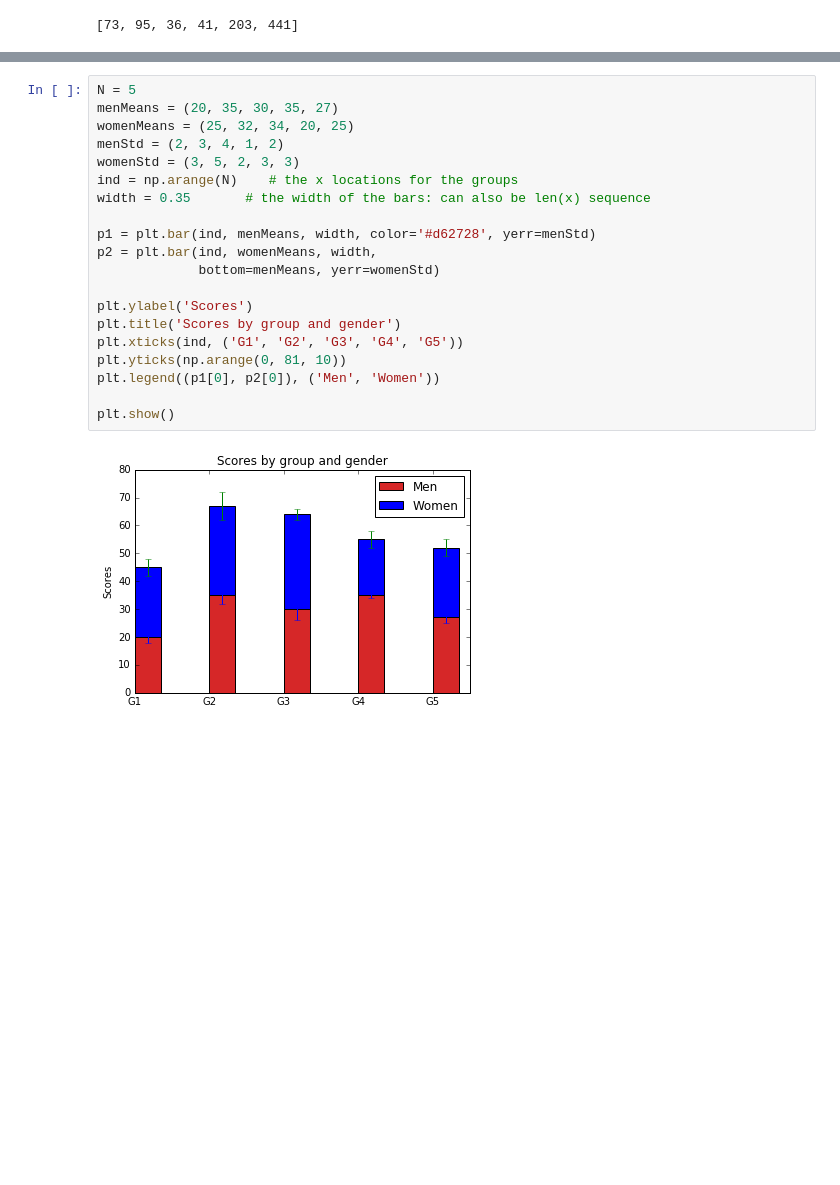
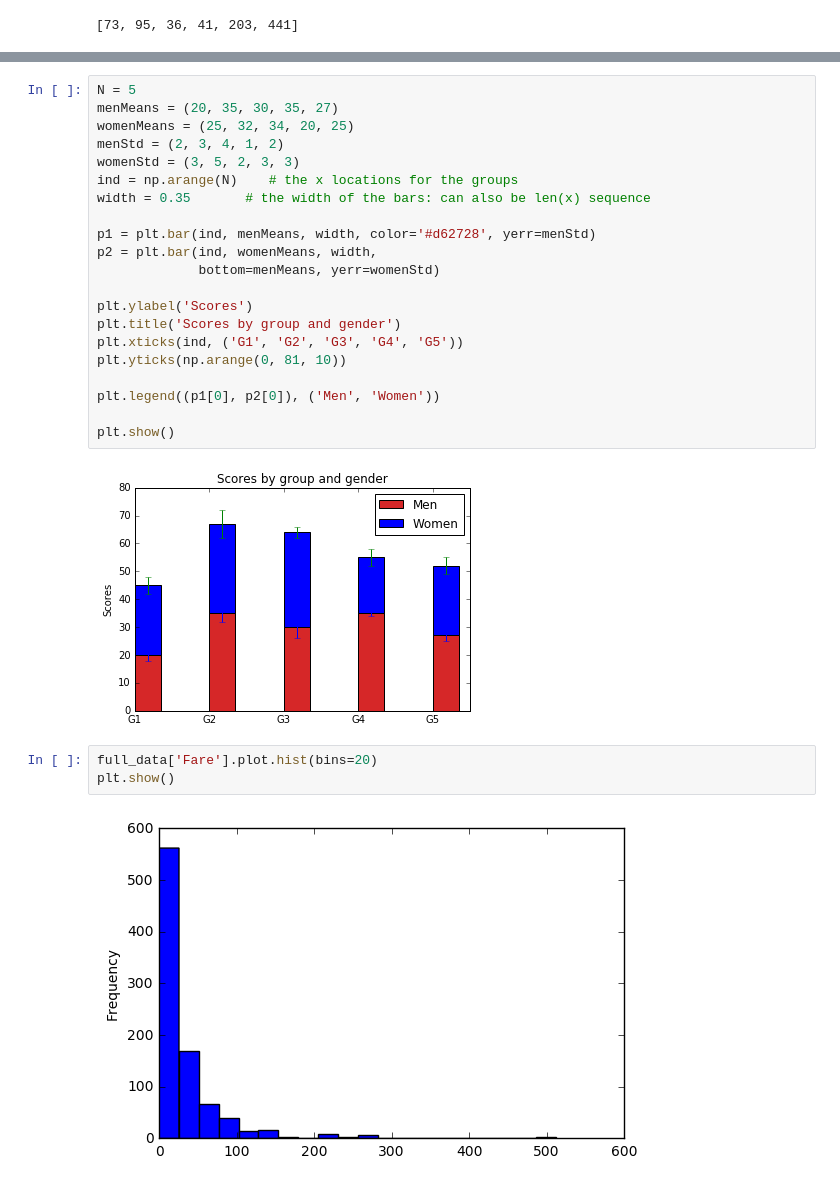
Before and after one commit to NekuSakuraba/ud120-projects, a Jupyter notebook: evaluation/Barplots Example.ipynb, the cells around one changed output, grey strips where cells are left out. Saved outputs shown, nothing was run; the diff lists cells and outputs as text; blank space fills up the shorter version.

```diff
--- a/evaluation/Barplots Example.ipynb
+++ b/evaluation/Barplots Example.ipynb
@@ -104,8 +120,14 @@ plt.ylabel('Scores')
 plt.title('Scores by group and gender')
 plt.xticks(ind, ('G1', 'G2', 'G3', 'G4', 'G5'))
 plt.yticks(np.arange(0, 81, 10))
+
 plt.legend((p1[0], p2[0]), ('Men', 'Women'))
 
 plt.show()
 # %% [output]
 [figure]
+# %%
+full_data['Fare'].plot.hist(bins=20)
+plt.show()
+# %% [output]
+[figure, added]
```
Also changed, not shown: parts of 8 cells of this notebook, 4 other files.
